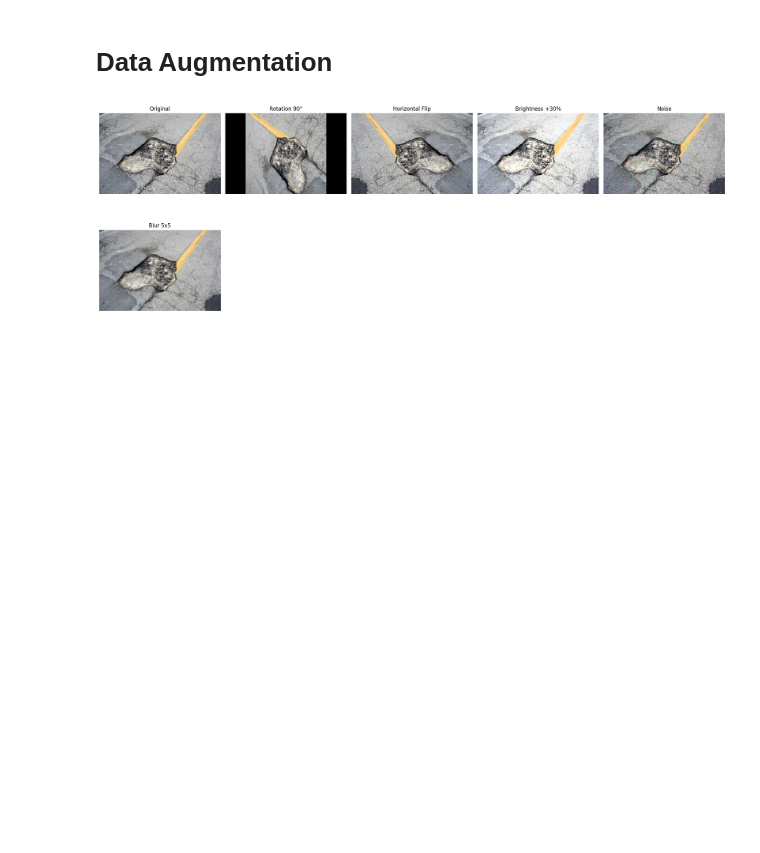
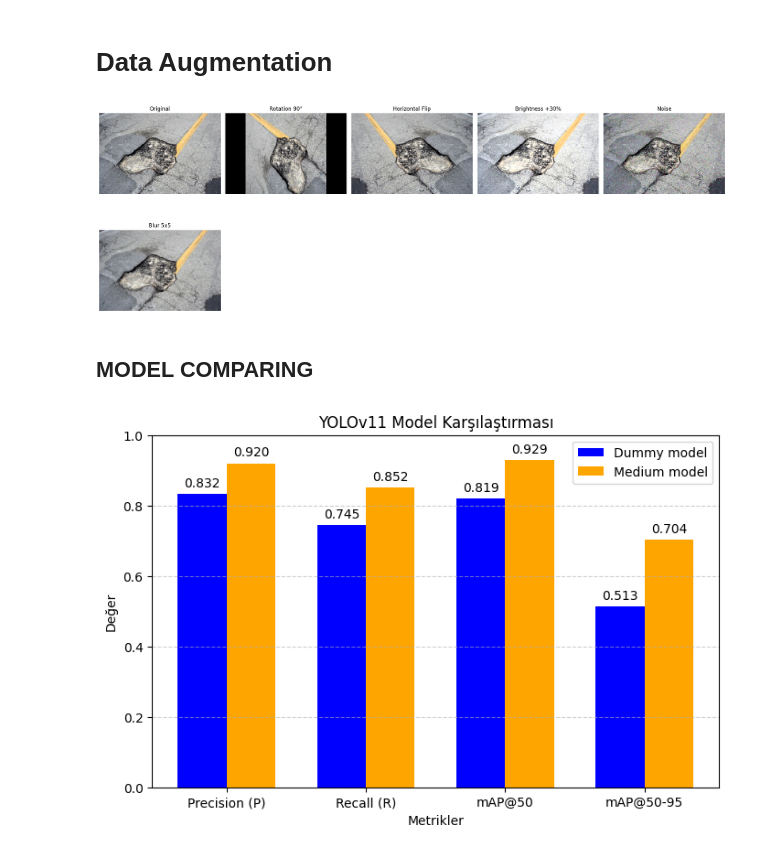
Before and after one commit to iremgulcin/yusuf-cizlasmak, a Jupyter notebook: EDA/plotting.ipynb, the cells around one changed output. Drawn from its saved outputs; the diff is of its cells as text; code cells hidden in the pictures; blank space fills up the shorter version.

Commit message:
model karsilastirması eklendi

```diff
--- a/EDA/plotting.ipynb
+++ b/EDA/plotting.ipynb
@@ -64,3 +64,43 @@ else:
     print("Görüntü bulunamadı!")
 # %% [output]
 [figure]
+# %% [markdown]
+## MODEL COMPARING
+# %%
+import matplotlib.pyplot as plt
+import seaborn as sns
+import numpy as np
+
+# Metrikler
+task_names = ["Precision (P)", "Recall (R)", "mAP@50", "mAP@50-95"]
+values_model1 = [0.832, 0.745, 0.819, 0.513]
+values_model2 = [0.92, 0.852, 0.929, 0.704]
+
+# Grafik oluşturma
+x = np.arange(len(task_names))  # X ekseni konumları
+width = 0.35  # Bar genişliği
+
+plt.figure(figsize=(8, 5))
+
+# Barları oluşturma
+plt.bar(x - width/2, values_model1, width=width, color="blue", label="Dummy model")
+plt.bar(x + width/2, values_model2, width=width, color="orange", label="Medium model")
+
+# Değerleri barların üzerine yazma
+for index, (v1, v2) in enumerate(zip(values_model1, values_model2)):
+    plt.text(index - width/2, v1 + 0.02, f"{v1:.3f}", ha='center', fontsize=10)
+    plt.text(index + width/2, v2 + 0.02, f"{v2:.3f}", ha='center', fontsize=10)
+
+# Başlık ve etiketler
+plt.xlabel("Metrikler")
+plt.ylabel("Değer")
+plt.title("YOLOv11 Model Karşılaştırması")
+plt.xticks(x, task_names)
+plt.ylim(0, 1)
+plt.legend()
+plt.grid(axis='y', linestyle='--', alpha=0.6)
+
+# Grafiği gösterme
+plt.show()
+# %% [output]
+[figure, added]
```
